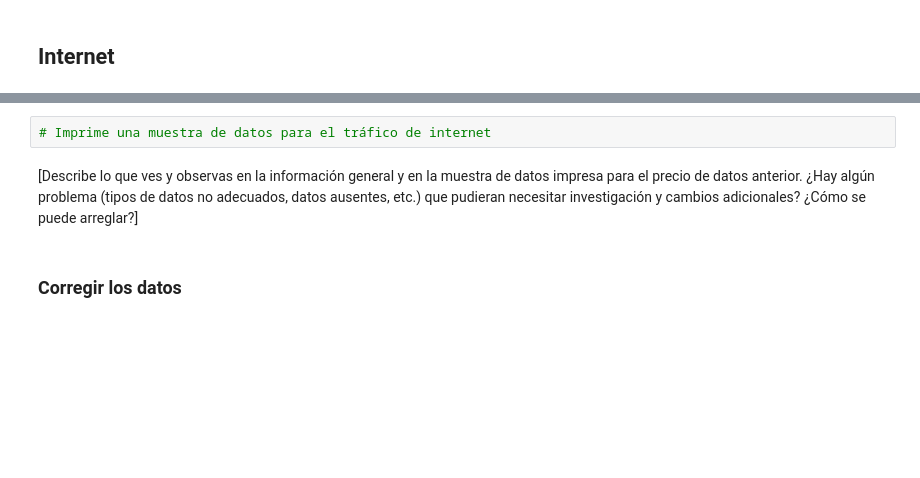
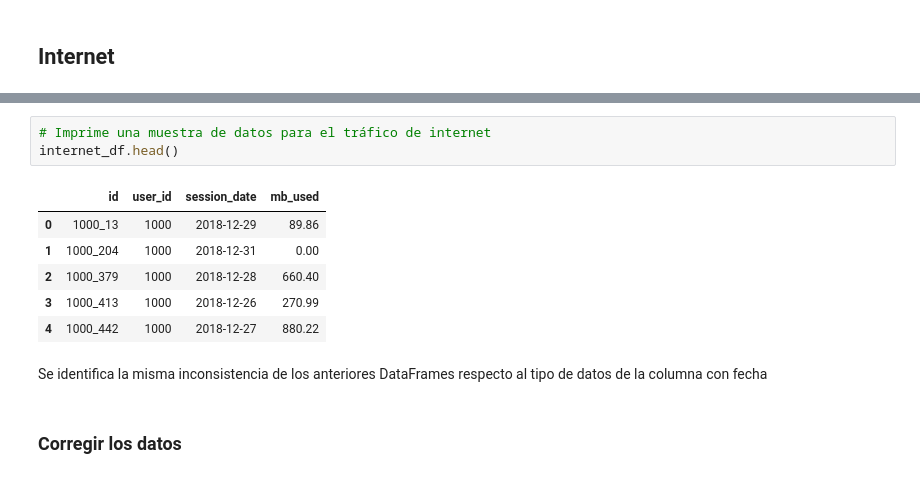
Before and after one commit to carloscarranza2486/tripleten-data-science, a Jupyter notebook: sprint-05-data_statistical-analysis/final_project_megaline_fees/notebook.ipynb, the cells around one changed output, grey strips where cells are left out. Saved outputs shown, nothing was run; the diff lists cells and outputs as text; blank space fills up the shorter version.

```diff
--- a/sprint-05-data_statistical-analysis/final_project_megaline_fees/notebook.ipynb
+++ b/sprint-05-data_statistical-analysis/final_project_megaline_fees/notebook.ipynb
@@ -255,7 +305,15 @@ None
 # %%
 # Imprime una muestra de datos para el tráfico de internet
+internet_df.head()
+# %% [output]
+|  | id | user_id | session_date | mb_used |
+| 0 | 1000_13 | 1000 | 2018-12-29 | 89.86 |
+| 1 | 1000_204 | 1000 | 2018-12-31 | 0.00 |
+| 2 | 1000_379 | 1000 | 2018-12-28 | 660.40 |
+| 3 | 1000_413 | 1000 | 2018-12-26 | 270.99 |
+| 4 | 1000_442 | 1000 | 2018-12-27 | 880.22 |
-# %% [markdown]
-[Describe lo que ves y observas en la información general y en la muestra de datos impresa para el precio de datos anterior. ¿Hay algún problema (tipos de datos no adecuados, datos ausentes, etc.) que pudieran necesitar investigación y cambios adicionales? ¿Cómo se puede arreglar?]
+# %% [markdown]
+Se identifica la misma inconsistencia de los anteriores DataFrames respecto al tipo de datos de la columna con fecha
 # %% [markdown]
 ### Corregir los datos
 # %% [markdown]
```
Also changed, not shown: parts of 19 cells of this notebook.
